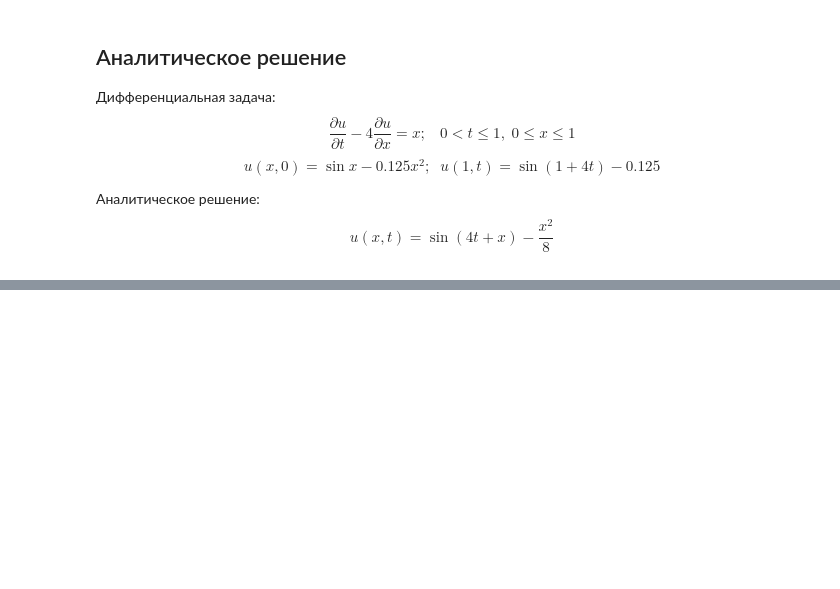
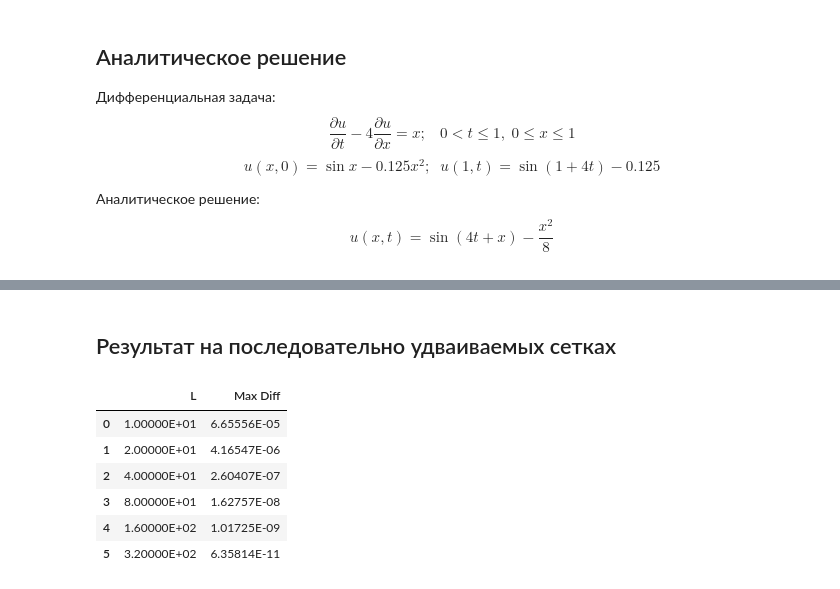
Before and after one commit to yarvod/Comp_math, a Jupyter notebook: 5_lab/5_lab.ipynb, the cells around one changed output, grey strips where cells are left out. Drawn from its saved outputs; the diff is of its cells as text; code cells hidden in the pictures; blank space fills up the shorter version.

```diff
--- a/5_lab/5_lab.ipynb
+++ b/5_lab/5_lab.ipynb
@@ -57,0 +130,20 @@ t = np.arange(0,1+1/(10*N),1/N)
+# %%
+def result_double_grid(num):
+    pd.set_option('display.float_format', lambda x: '{:.5E}'.format(x))
+    L = np.array([10*2**i for i in range(num+1)])
+    K = 0.25
+    N = np.array(L/K, dtype = 'int')
+    h = 1/L
+    tau = 1/N
+    a = -4
+    diff = []
+    for i in range(num+1):
+        x = np.arange(0,1+1/(100*L[i]),1/L[i])
+        t = np.arange(0,1+1/(100*N[i]),1/N[i])
+
+        diff.append(max(abs(U_anal(N[i],L[i], x, t)[N[i]]-U_num(N[i],L[i],x,t)[N[i]])))
+    data = np.concatenate((L, diff))
+    data = data.reshape((2,num+1))
+    table = pd.DataFrame(data.T, columns = ['L', 'Max Diff'])
+
+    return table
@@ -57,0 +168,12 @@ t = np.arange(0,1+1/(10*N),1/N)
+# %% [markdown]
+## Результат на последовательно удваиваемых сетках
+# %%
+result_double_grid(5)
+# %% [output]
+|  | L | Max Diff |
+| 0 | 1.00000E+01 | 6.65556E-05 |
+| 1 | 2.00000E+01 | 4.16547E-06 |
+| 2 | 4.00000E+01 | 2.60407E-07 |
+| 3 | 8.00000E+01 | 1.62757E-08 |
+| 4 | 1.60000E+02 | 1.01725E-09 |
+| 5 | 3.20000E+02 | 6.35814E-11 |
```
Also changed, not shown: parts of 21 cells of this notebook, 8 other files.
